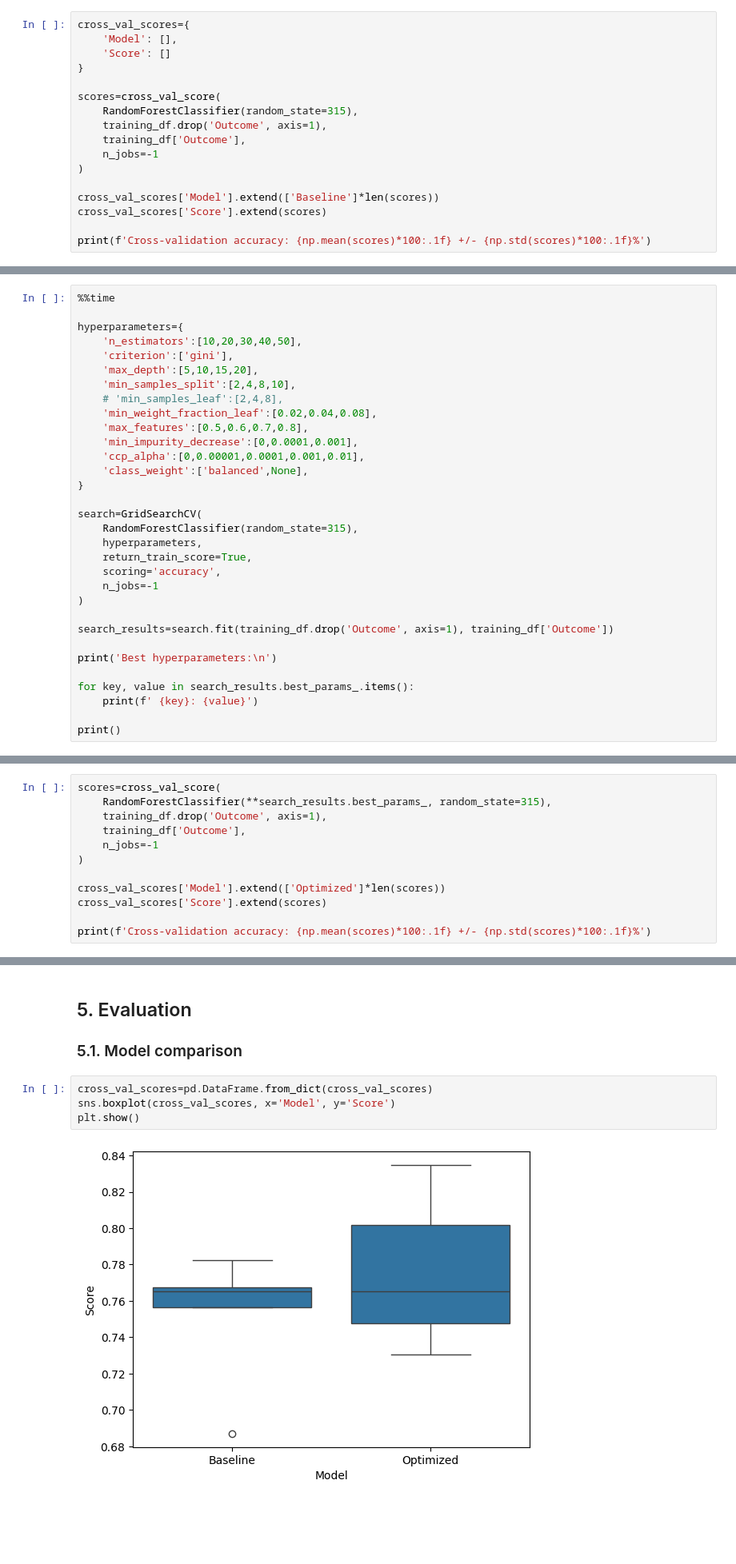
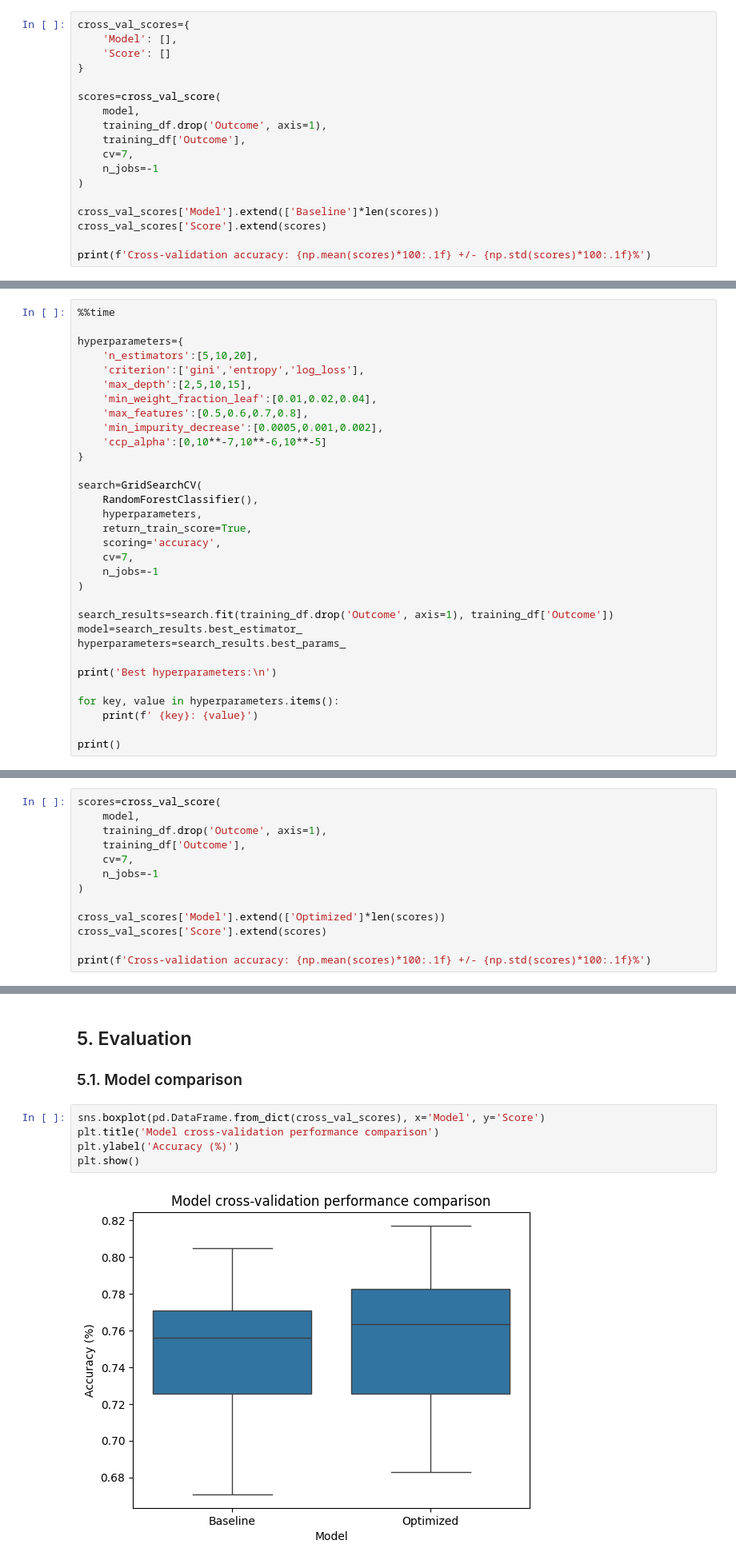
Before and after one commit to 4GeeksAcademy/gperdrizet-decision-trees, a Jupyter notebook: src/02-random_forest_solution.ipynb, the cells around one changed output, grey strips where cells are left out. Shown: that part at 80% size. Cells and saved outputs as stored; diff of their text form; blank space fills up the shorter version.

Commit message:
Worked on random forest and gradient boosting solutions.

```diff
--- a/src/02-random_forest_solution.ipynb
+++ b/src/02-random_forest_solution.ipynb
@@ -51,9 +51,10 @@ cross_val_scores={
 }
 
 scores=cross_val_score(
-    RandomForestClassifier(random_state=315),
+    model,
     training_df.drop('Outcome', axis=1),
     training_df['Outcome'],
+    cv=7,
     n_jobs=-1
 )
 
@@ -71,31 +72,31 @@ Cross-validation accuracy: 75.2 +/- 3.3%
 %%time
 
 hyperparameters={
-    'n_estimators':[10,20,30,40,50],
-    'criterion':['gini'],
-    'max_depth':[5,10,15,20],
-    'min_samples_split':[2,4,8,10],
-    # 'min_samples_leaf':[2,4,8],
-    'min_weight_fraction_leaf':[0.02,0.04,0.08],
+    'n_estimators':[5,10,20],
+    'criterion':['gini','entropy','log_loss'],
+    'max_depth':[2,5,10,15],
+    'min_weight_fraction_leaf':[0.01,0.02,0.04],
     'max_features':[0.5,0.6,0.7,0.8],
-    'min_impurity_decrease':[0,0.0001,0.001],
-    'ccp_alpha':[0,0.00001,0.0001,0.001,0.01],
-    'class_weight':['balanced',None],
+    'min_impurity_decrease':[0.0005,0.001,0.002],
+    'ccp_alpha':[0,10**-7,10**-6,10**-5]
 }
 
 search=GridSearchCV(
-    RandomForestClassifier(random_state=315),
+    RandomForestClassifier(),
     hyperparameters,
     return_train_score=True,
     scoring='accuracy',
+    cv=7,
     n_jobs=-1
 )
 
 search_results=search.fit(training_df.drop('Outcome', axis=1), training_df['Outcome'])
+model=search_results.best_estimator_
+hyperparameters=search_results.best_params_
 
 print('Best hyperparameters:\n')
 
-for key, value in search_results.best_params_.items():
+for key, value in hyperparameters.items():
     print(f' {key}: {value}')
 
 print()
@@ -124,9 +123,10 @@ funcs.plot_cross_validation(search_results)
 ### 4.3. Cross-validation of optimized model
 # %%
 scores=cross_val_score(
-    RandomForestClassifier(**search_results.best_params_, random_state=315),
+    model,
     training_df.drop('Outcome', axis=1),
     training_df['Outcome'],
+    cv=7,
     n_jobs=-1
 )
 
@@ -141,11 +141,12 @@ Cross-validation accuracy: 77.6 +/- 3.8%
 
 ### 5.1. Model comparison
 # %%
-cross_val_scores=pd.DataFrame.from_dict(cross_val_scores)
-sns.boxplot(cross_val_scores, x='Model', y='Score')
+sns.boxplot(pd.DataFrame.from_dict(cross_val_scores), x='Model', y='Score')
+plt.title('Model cross-validation performance comparison')
+plt.ylabel('Accuracy (%)')
 plt.show()
 # %% [output]
-[figure, old version]
+[figure, new version]
 # %% [markdown]
 ### 5.2. Test set performance
 # %%
```
Also changed, not shown: parts of 8 cells of this notebook, 1 other file.
